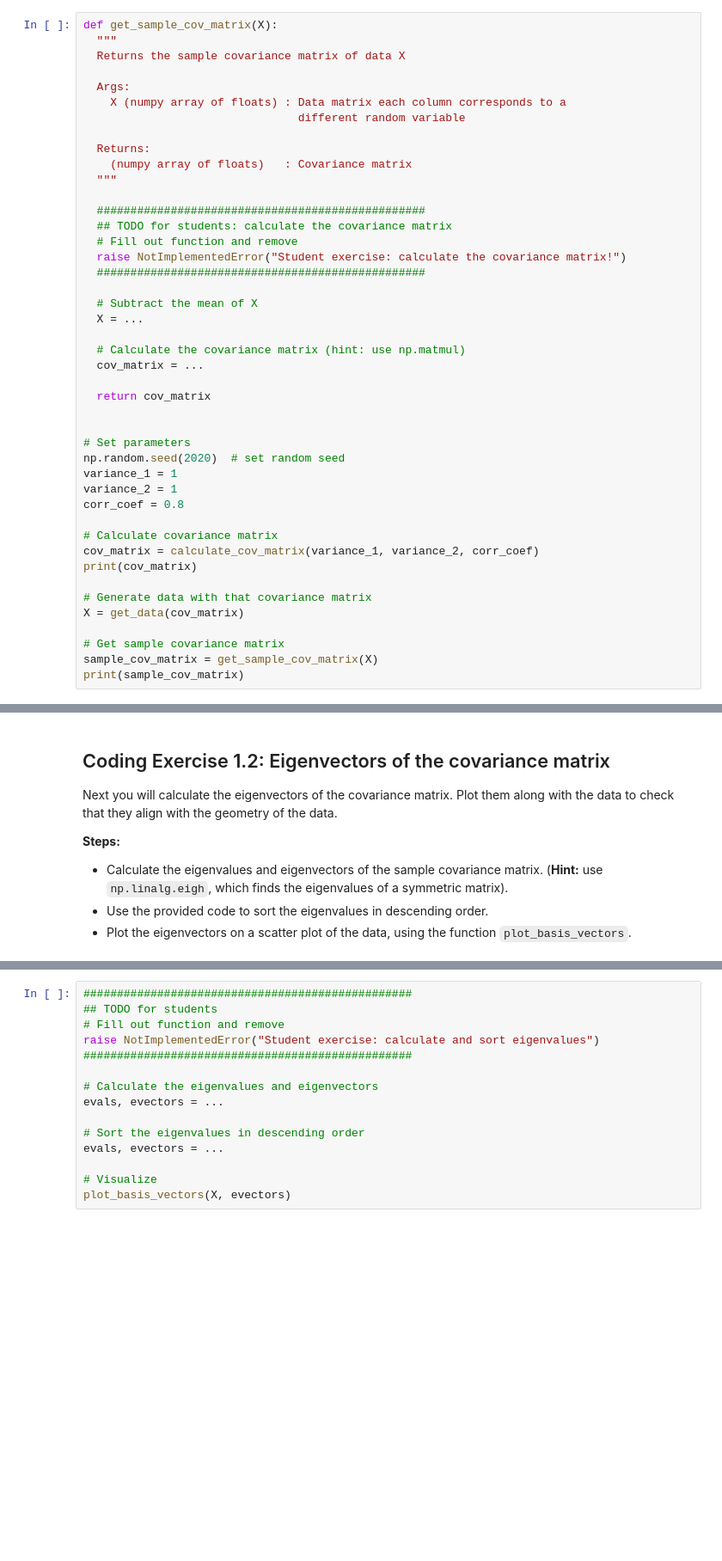
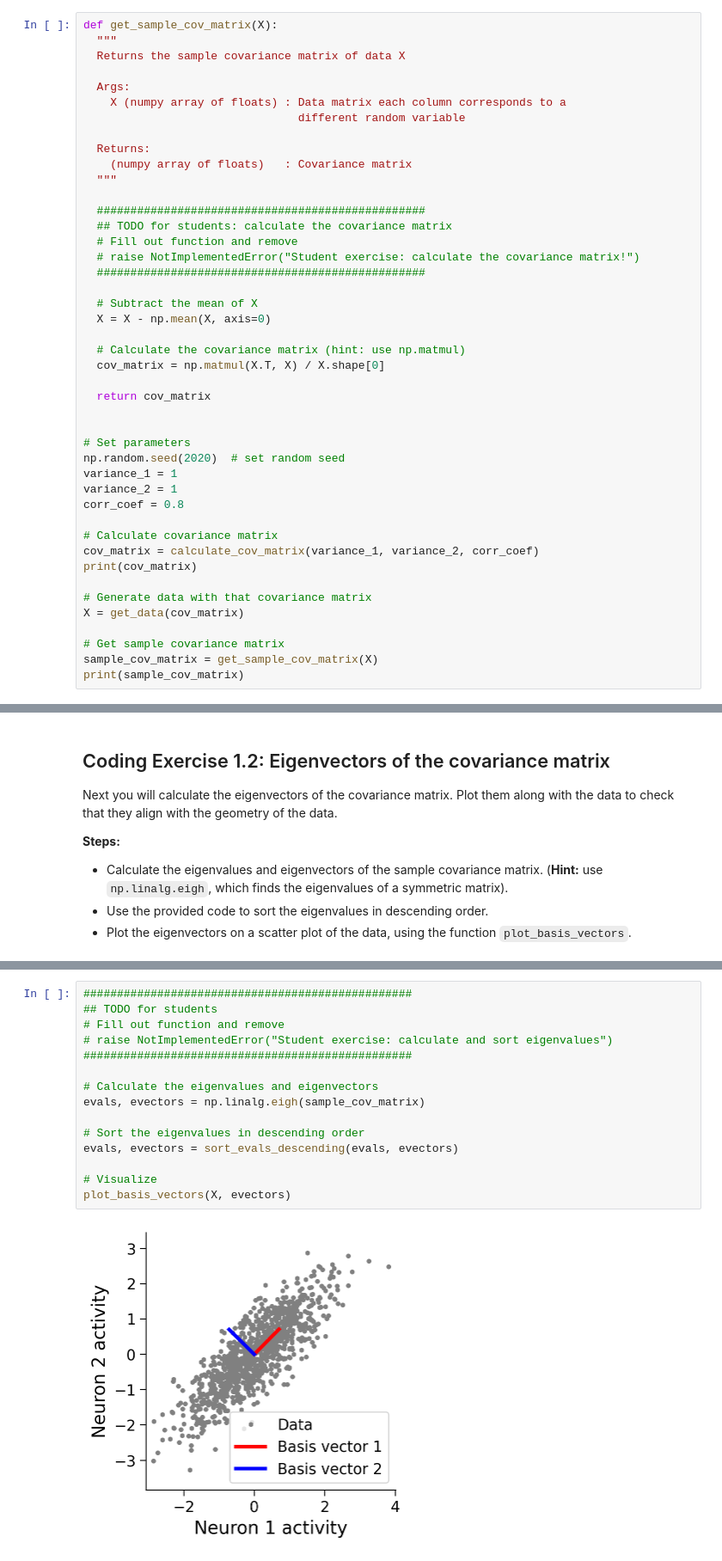
Before and after one commit to EugOT/compneuro, a Jupyter notebook: notebooks/2023-11-19-PCA.ipynb, the cells around one changed output, grey strips where cells are left out. Shown: that part at 86% size. Cells and saved outputs as stored; diff of their text form; blank space fills up the shorter version.

```diff
--- a/notebooks/2023-11-19-PCA.ipynb
+++ b/notebooks/2023-11-19-PCA.ipynb
@@ -314,14 +332,14 @@ def get_sample_cov_matrix(X):
   #################################################
   ## TODO for students: calculate the covariance matrix
   # Fill out function and remove
-  raise NotImplementedError("Student exercise: calculate the covariance matrix!")
+  # raise NotImplementedError("Student exercise: calculate the covariance matrix!")
   #################################################
 
   # Subtract the mean of X
-  X = ...
+  X = X - np.mean(X, axis=0)
 
   # Calculate the covariance matrix (hint: use np.matmul)
-  cov_matrix = ...
+  cov_matrix = np.matmul(X.T, X) / X.shape[0]
 
   return cov_matrix
 
@@ -358,18 +397,20 @@ help(sort_evals_descending)
 # %%
 #################################################
 ## TODO for students
 # Fill out function and remove
-raise NotImplementedError("Student exercise: calculate and sort eigenvalues")
+# raise NotImplementedError("Student exercise: calculate and sort eigenvalues")
 #################################################
 
 # Calculate the eigenvalues and eigenvectors
-evals, evectors = ...
+evals, evectors = np.linalg.eigh(sample_cov_matrix)
 
 # Sort the eigenvalues in descending order
-evals, evectors = ...
+evals, evectors = sort_evals_descending(evals, evectors)
 
 # Visualize
 plot_basis_vectors(X, evectors)
+# %% [output]
+[figure, added]
 # %% [markdown]
 ---
 # Section 2: Perform PCA by projecting data onto the eigenvectors
```
Also changed, not shown: parts of 9 cells of this notebook.
